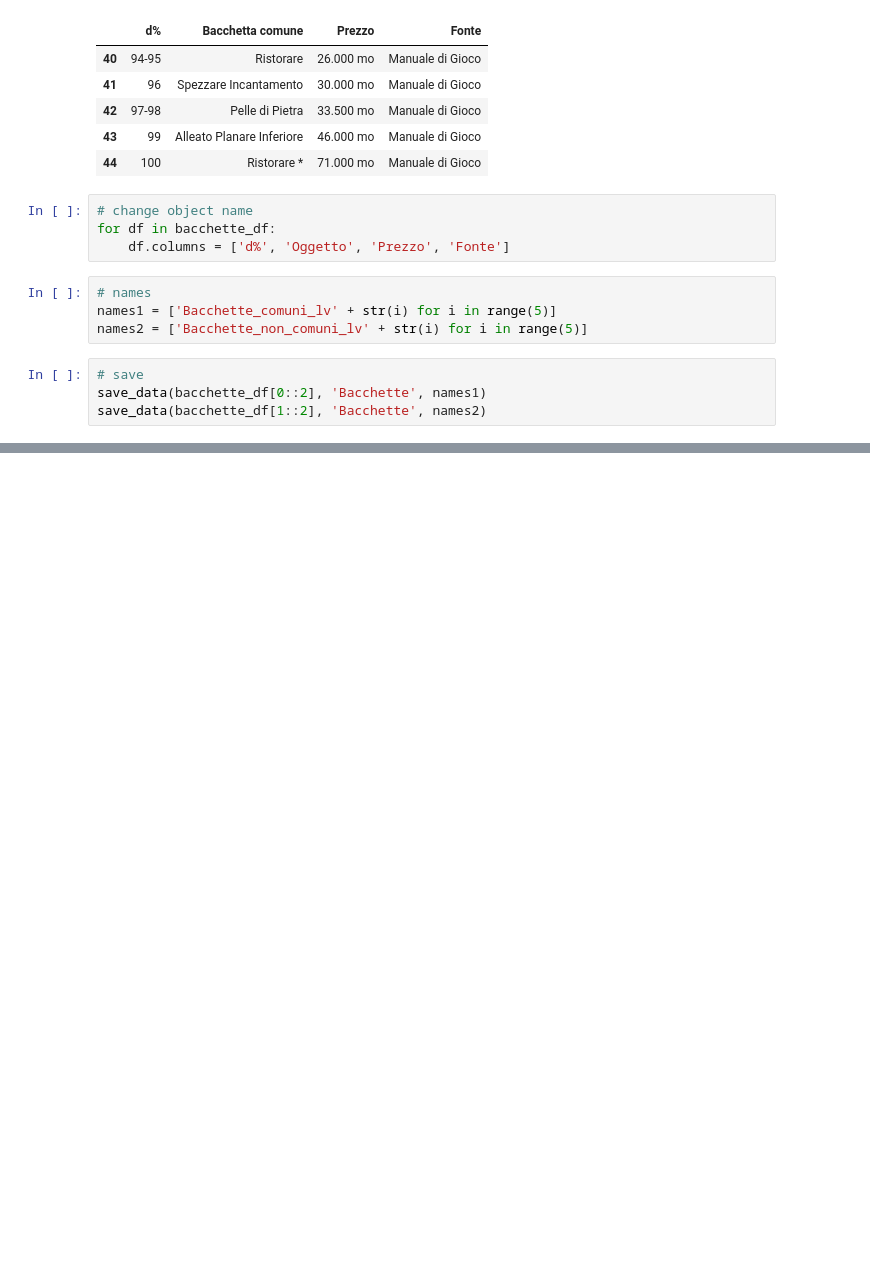
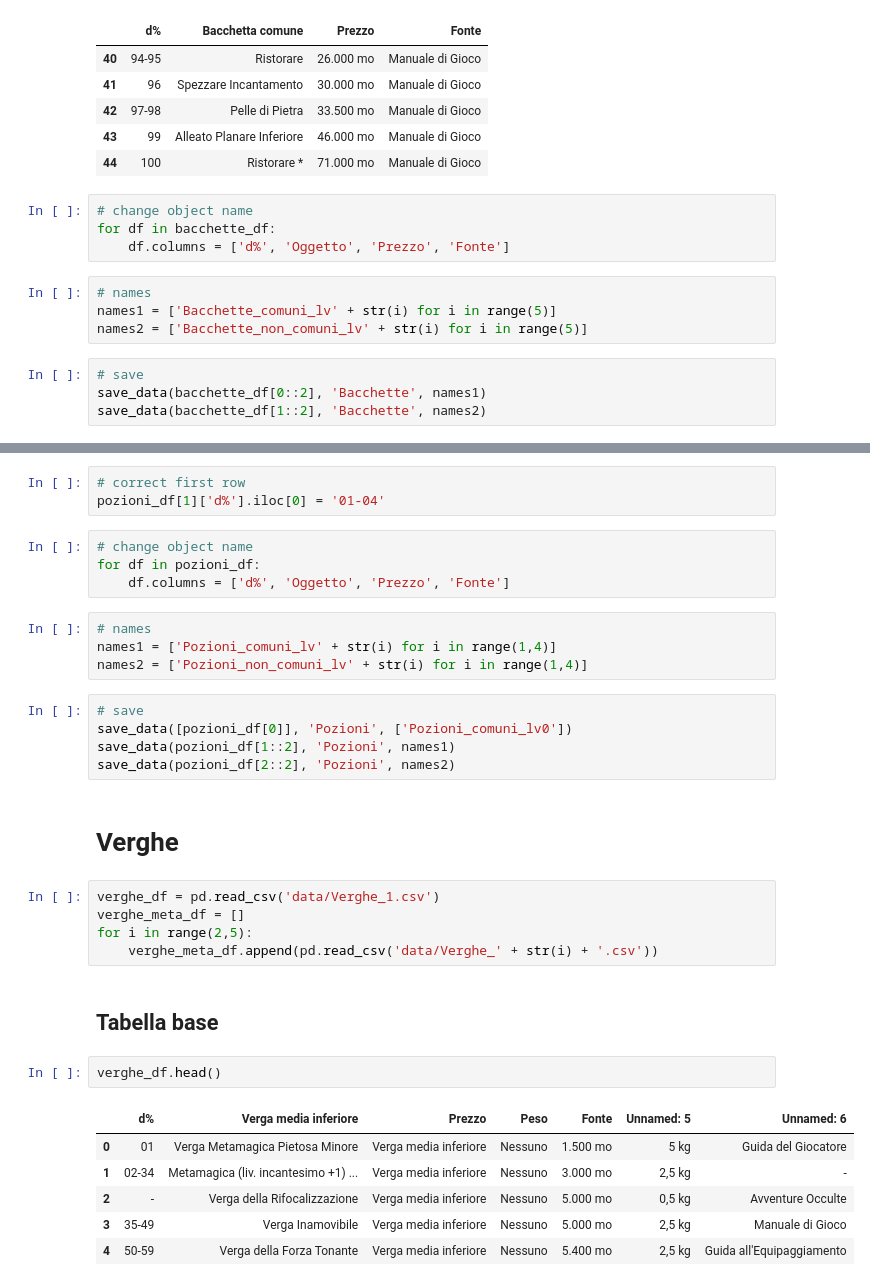
Before and after one commit to mattiafalco/Pathfinder---Magic-Item-Generator, a Jupyter notebook: Cleaning.ipynb, the cells around one changed output, grey strips where cells are left out. Cells and saved outputs as stored; diff of their text form; blank space fills up the shorter version.

Commit message:
cleaned Pozioni, Bastoni, Verghe

```diff
--- a/Cleaning.ipynb
+++ b/Cleaning.ipynb
@@ -122,0 +184,34 @@ save_data(bacchette_df[1::2], 'Bacchette', names2)
+# %%
+# correct first row
+pozioni_df[1]['d%'].iloc[0] = '01-04'
+# %%
+# change object name
+for df in pozioni_df:
+    df.columns = ['d%', 'Oggetto', 'Prezzo', 'Fonte']
+# %%
+# names
+names1 = ['Pozioni_comuni_lv' + str(i) for i in range(1,4)]
+names2 = ['Pozioni_non_comuni_lv' + str(i) for i in range(1,4)]
+# %%
+# save
+save_data([pozioni_df[0]], 'Pozioni', ['Pozioni_comuni_lv0'])
+save_data(pozioni_df[1::2], 'Pozioni', names1)
+save_data(pozioni_df[2::2], 'Pozioni', names2)
+# %% [markdown]
+# Verghe
+# %%
+verghe_df = pd.read_csv('data/Verghe_1.csv')
+verghe_meta_df = []
+for i in range(2,5):
+    verghe_meta_df.append(pd.read_csv('data/Verghe_' + str(i) + '.csv'))
+# %% [markdown]
+## Tabella base
+# %%
+verghe_df.head()
+# %% [output]
+|  | d% | Verga media inferiore | Prezzo | Peso | Fonte | Unnamed: 5 | Unnamed: 6 |
+| 0 | 01 | Verga Metamagica Pietosa Minore | Verga media inferiore | Nessuno | 1.500 mo | 5 kg | Guida del Giocatore |
+| 1 | 02-34 | Metamagica (liv. incantesimo +1) ... | Verga media inferiore | Nessuno | 3.000 mo | 2,5 kg | - |
+| 2 | - | Verga della Rifocalizzazione | Verga media inferiore | Nessuno | 5.000 mo | 0,5 kg | Avventure Occulte |
+| 3 | 35-49 | Verga Inamovibile | Verga media inferiore | Nessuno | 5.000 mo | 2,5 kg | Manuale di Gioco |
+| 4 | 50-59 | Verga della Forza Tonante | Verga media inferiore | Nessuno | 5.400 mo | 2,5 kg | Guida all'Equipaggiamento |
```
Also changed, not shown: parts of 15 cells of this notebook, 18 other files.
